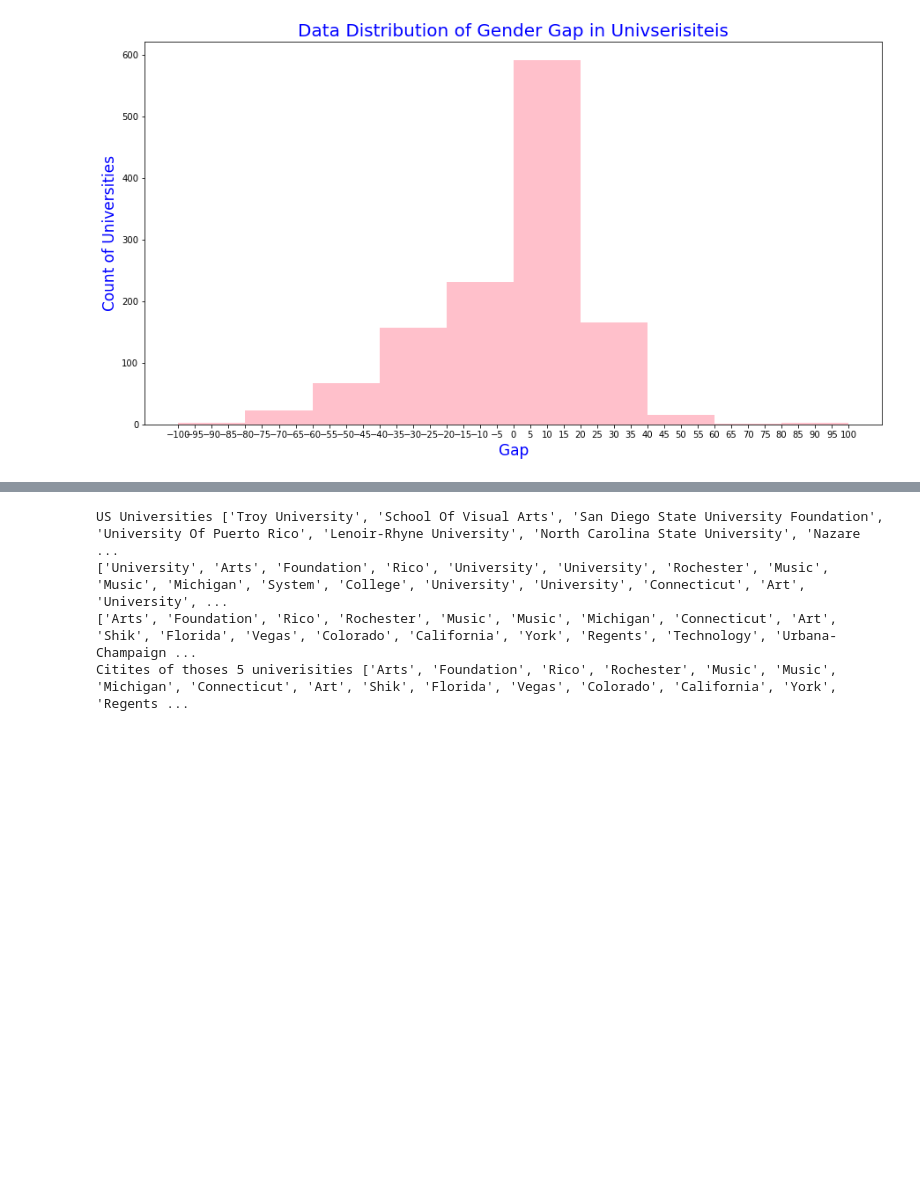
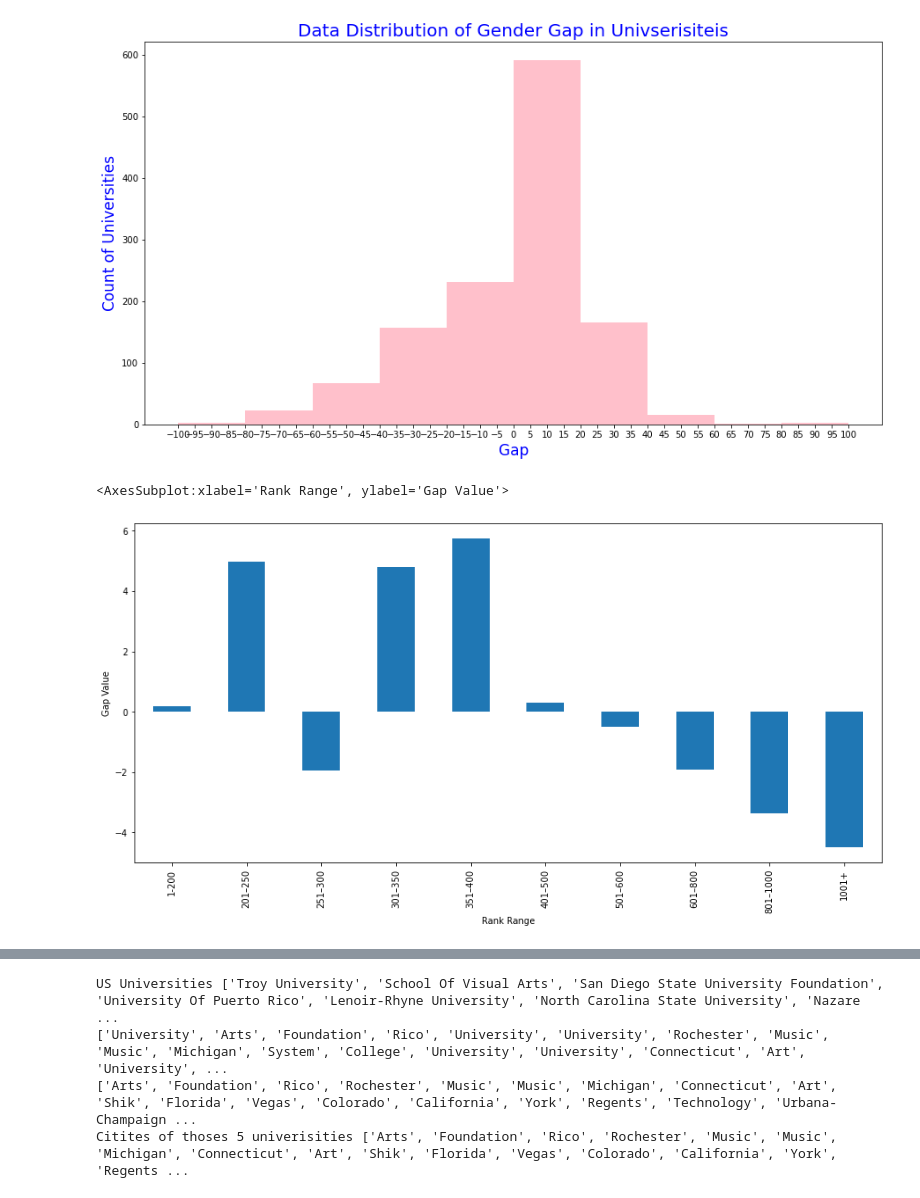
Before and after one commit to tatouti/DatabasePD, a Jupyter notebook: Erasmus_DataAnalysis.ipynb, the cells around one changed output, grey strips where cells are left out. Drawn from its saved outputs; the diff is of its cells as text; code cells hidden in the pictures; blank space fills up the shorter version.

```diff
--- a/Erasmus_DataAnalysis.ipynb
+++ b/Erasmus_DataAnalysis.ipynb
@@ -516,3 +553,12 @@ axs.set_ylabel("Count of Universities", color="blue", fontsize=17)
 plt.show()
 # %% [output]
 [figure]
+# %%
+rank2019Range = rank2019.groupby('rank_range').mean()
+rank2019Range.loc[len(rank2019Range)] = rank2019Range.loc['1001+']
+rank2019Range=rank2019Range.drop('1001+')
+rank2019Range = rank2019Range.rename(index={10:'1001+'})
+rank2019Range['genderGap'].plot(kind='bar',xlabel='Rank Range',ylabel='Gap Value',figsize=(15,7))
+# %% [output]
+<AxesSubplot:xlabel='Rank Range', ylabel='Gap Value'>
+[figure, added]
```
Also changed, not shown: parts of 10 cells of this notebook.
